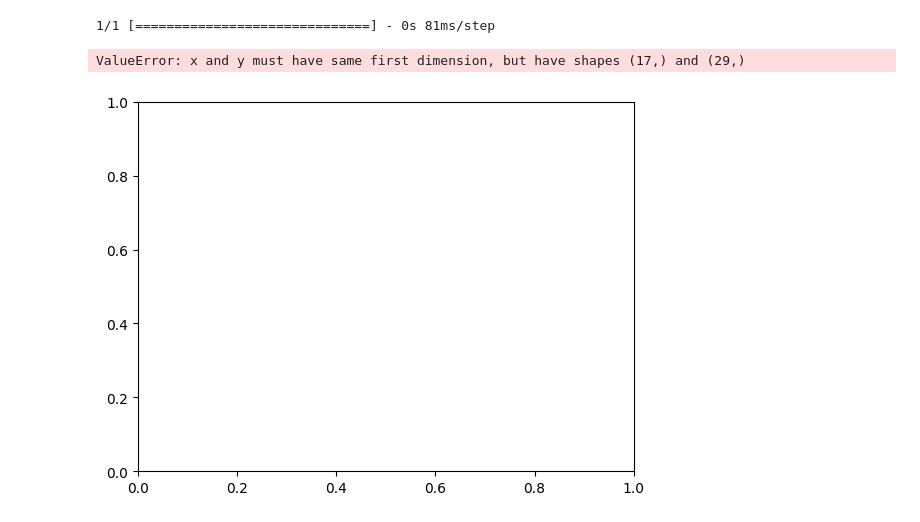
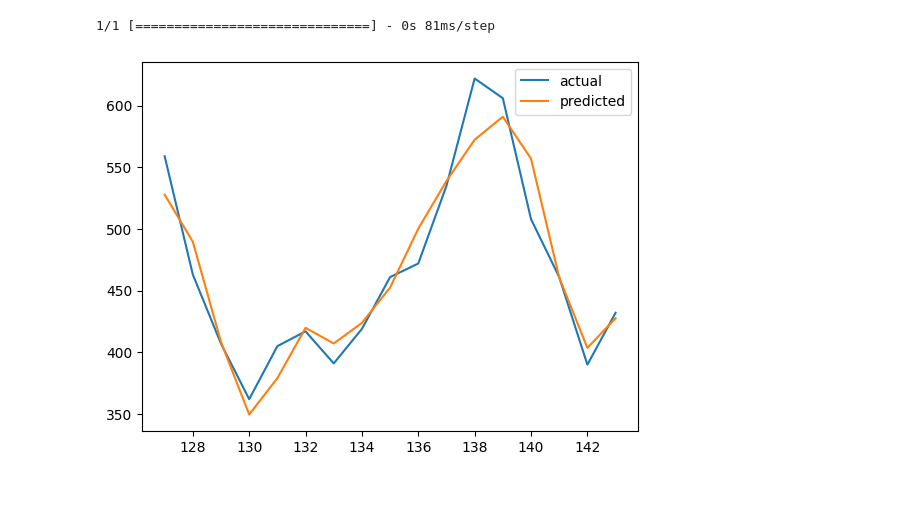
Before and after one commit to Ind-saurabh-kumar/Data_Science_Course, a Jupyter notebook: Deep_Learning_with_tensorflow/30_time_series.ipynb, the cells around one changed output. Drawn from its saved outputs; the diff is of its cells as text; code cells hidden in the pictures; blank space fills up the shorter version.

```diff
--- a/Deep_Learning_with_tensorflow/30_time_series.ipynb
+++ b/Deep_Learning_with_tensorflow/30_time_series.ipynb
@@ -111,11 +111,10 @@ predictions = model.predict(x_test)
 # %% [output]
 1/1 [==============================] - 0s 81ms/step
 # %%
-# Plot the actual and predicted values
-plt.plot(test.index[-len(predictions):], test["#Passengers"], label="actual")
+# plot the actual and predicted values
+plt.plot(test.index[-len(predictions):], test["#Passengers"].values[-len(predictions):], label="actual")
 plt.plot(test.index[-len(predictions):], predictions, label="predicted")
 plt.legend()
 plt.show()
 # %% [output]
-ValueError: x and y must have same first dimension, but have shapes (17,) and (29,)
-[figure, old version]
+[figure, new version]
```
Also changed, not shown: 1 other file.
